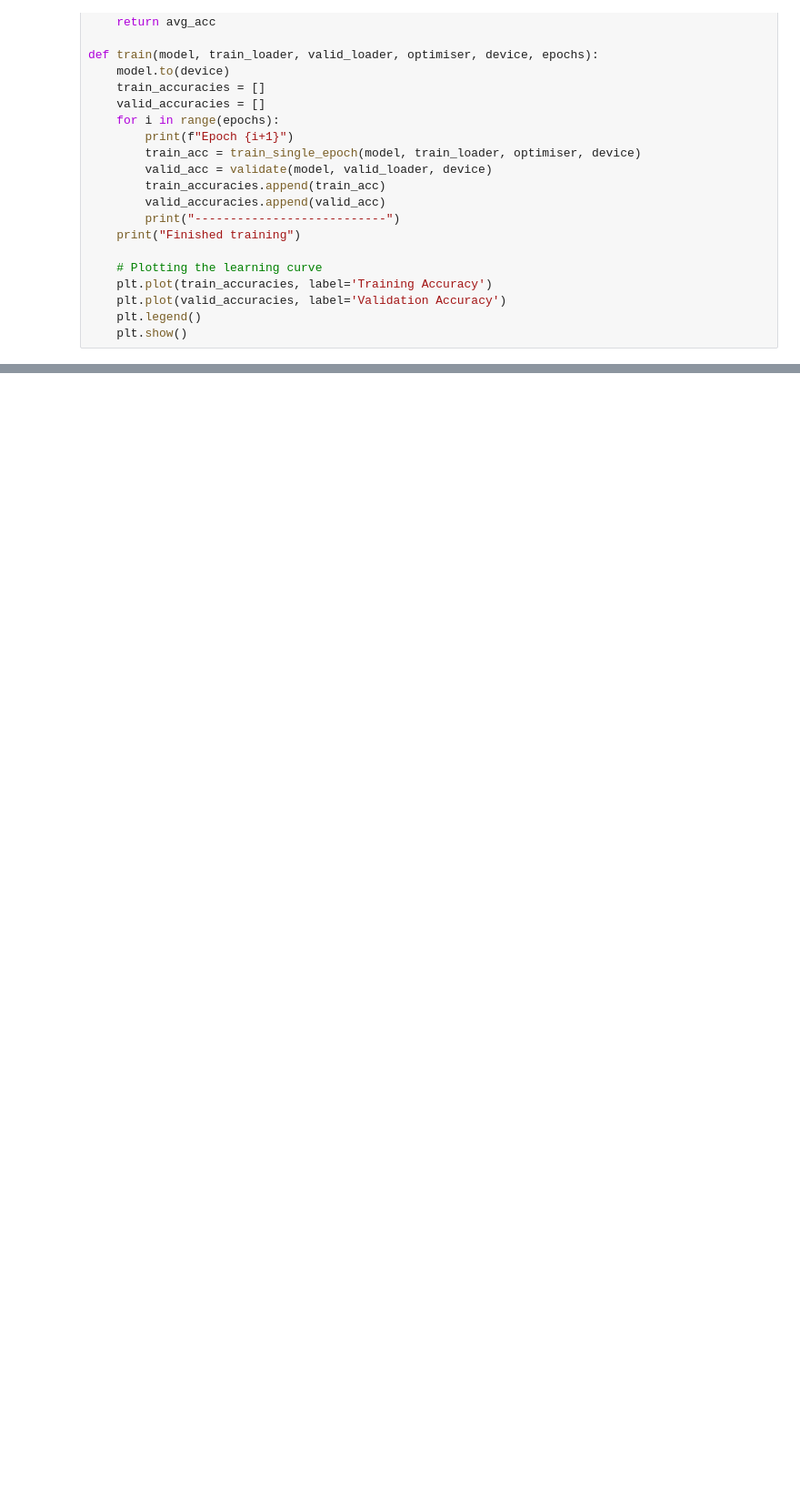
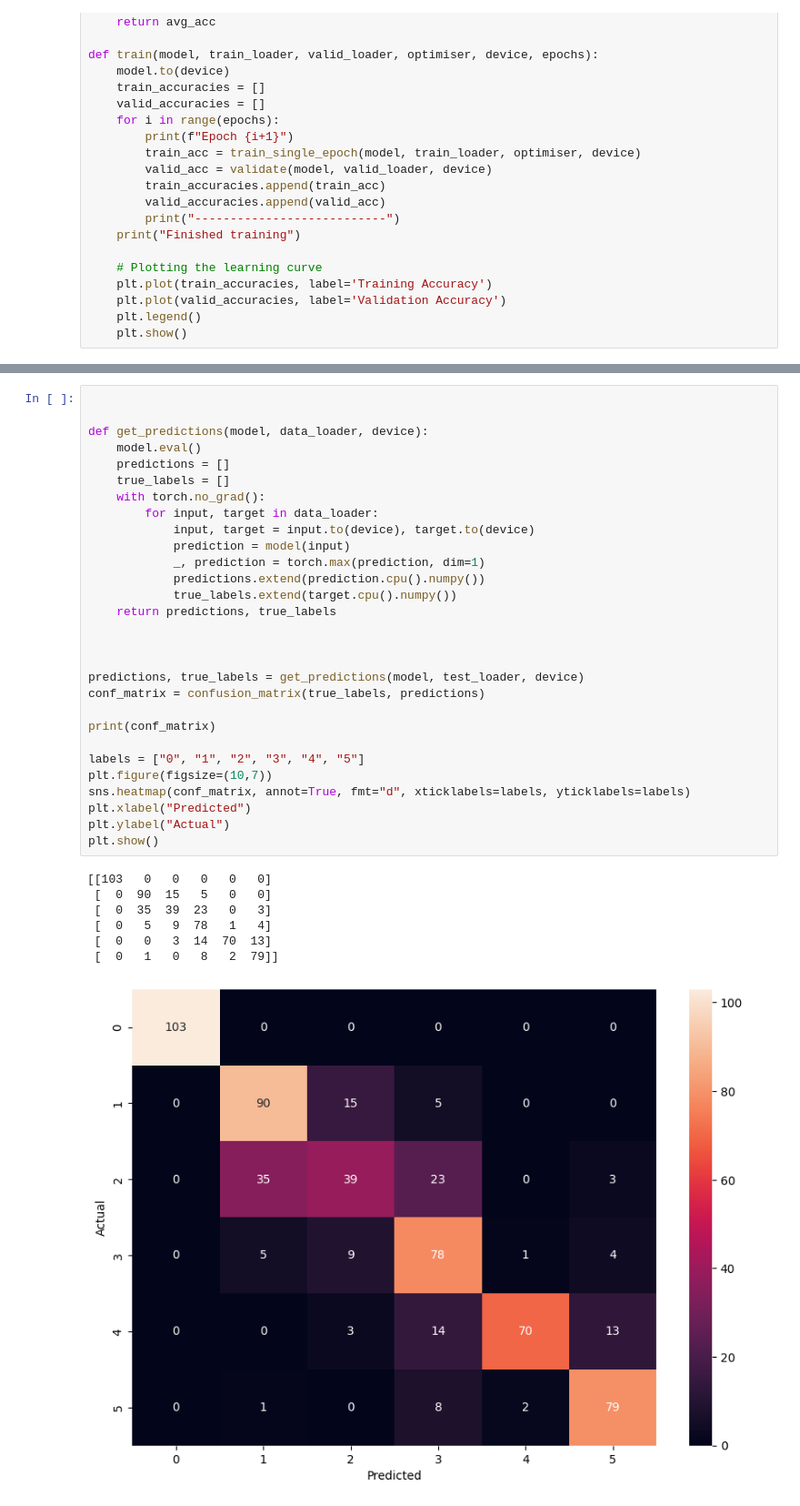
Before and after one commit to MarianoReyes/Proyecto_4_VC, a Jupyter notebook: HandReconizerTorch.ipynb, the cells around one changed output, grey strips where cells are left out. Shown at 91% size. Saved outputs shown, nothing was run; the diff lists cells and outputs as text; blank space fills up the shorter version.

Commit message:
pruebas con torch

```diff
--- a/HandReconizerTorch.ipynb
+++ b/HandReconizerTorch.ipynb
@@ -267,0 +329,37 @@ torch.save(model.state_dict(), 'hand_torch_model.pth')
+# %%
+
+
+def get_predictions(model, data_loader, device):
+    model.eval()
+    predictions = []
+    true_labels = []
+    with torch.no_grad():
+        for input, target in data_loader:
+            input, target = input.to(device), target.to(device)
+            prediction = model(input)
+            _, prediction = torch.max(prediction, dim=1)
+            predictions.extend(prediction.cpu().numpy())
+            true_labels.extend(target.cpu().numpy())
+    return predictions, true_labels
+
+
+
+predictions, true_labels = get_predictions(model, test_loader, device)
+conf_matrix = confusion_matrix(true_labels, predictions)
+
+print(conf_matrix)
+
+labels = ["0", "1", "2", "3", "4", "5"]
+plt.figure(figsize=(10,7))
+sns.heatmap(conf_matrix, annot=True, fmt="d", xticklabels=labels, yticklabels=labels)
+plt.xlabel("Predicted")
+plt.ylabel("Actual")
+plt.show()
+# %% [output]
+[[103   0   0   0   0   0]
+ [  0  90  15   5   0   0]
+ [  0  35  39  23   0   3]
+ [  0   5   9  78   1   4]
+ [  0   0   3  14  70  13]
+ [  0   1   0   8   2  79]]
+[figure, added]
```
Also changed, not shown: parts of 7 cells of this notebook, 5 other files.
